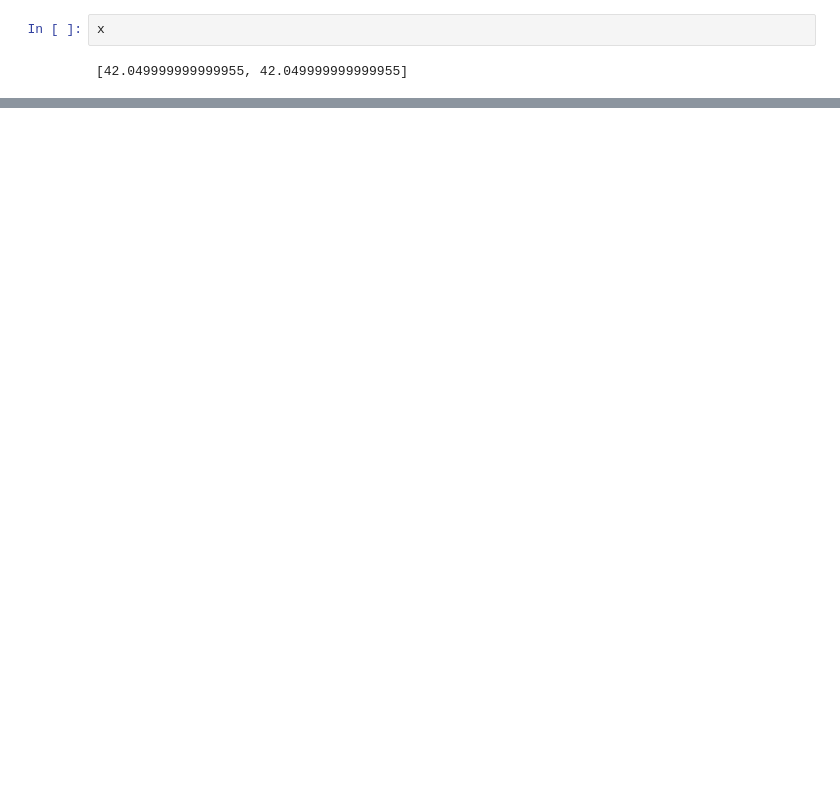
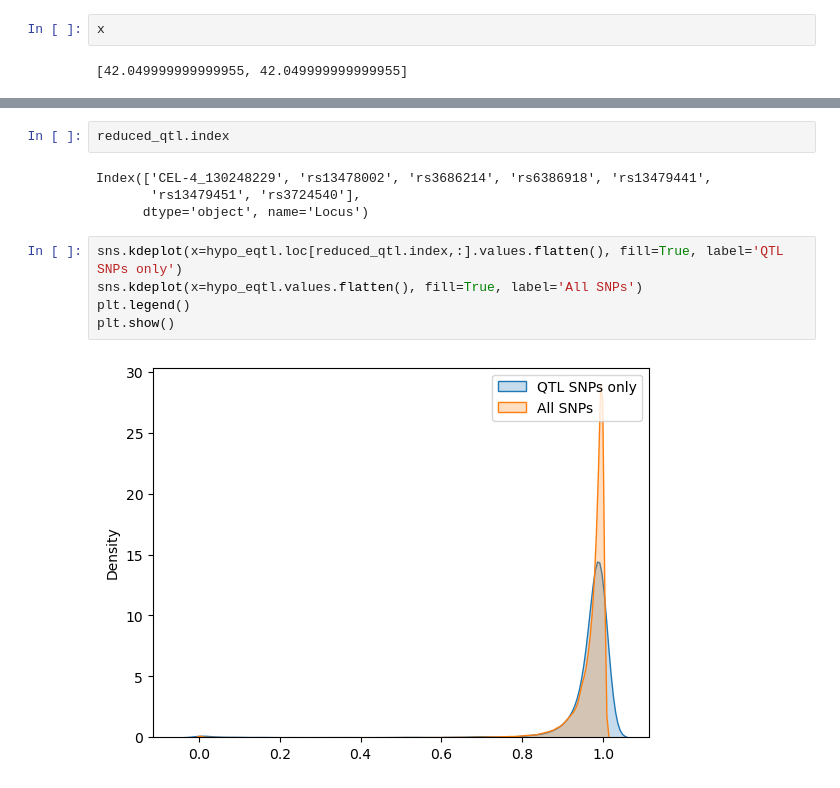
Before and after one commit to guyshur/system_genetics, a Jupyter notebook: drors_work.ipynb, the cells around one changed output, grey strips where cells are left out. Drawn from its saved outputs; the diff is of its cells as text; blank space fills up the shorter version.

```diff
--- a/drors_work.ipynb
+++ b/drors_work.ipynb
@@ -836,0 +813,13 @@ x
+# %%
+reduced_qtl.index
+# %% [output]
+Index(['CEL-4_130248229', 'rs13478002', 'rs3686214', 'rs6386918', 'rs13479441',
+       'rs13479451', 'rs3724540'],
+      dtype='object', name='Locus')
+# %%
+sns.kdeplot(x=hypo_eqtl.loc[reduced_qtl.index,:].values.flatten(), fill=True, label='QTL SNPs only')
+sns.kdeplot(x=hypo_eqtl.values.flatten(), fill=True, label='All SNPs')
+plt.legend()
+plt.show()
+# %% [output]
+[figure, added]
```
Also changed, not shown: parts of 16 cells of this notebook, 1 other file.
